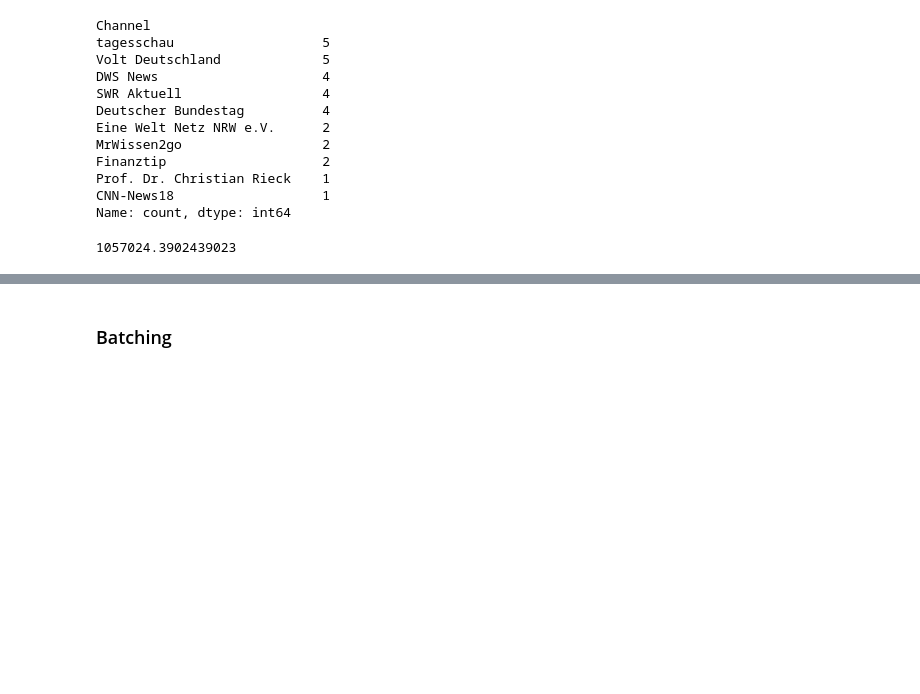
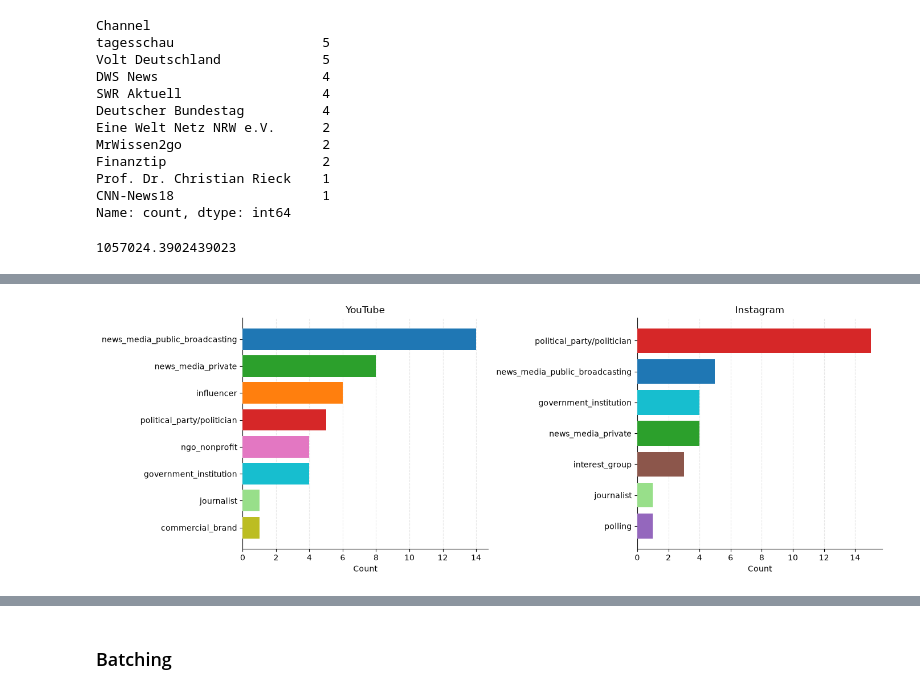
Before and after one commit to marcellmj/llm-political-bias-germany, a Jupyter notebook: Notebooks/01_Data_Collection.ipynb, the cells around one changed output, grey strips where cells are left out. Saved outputs shown, nothing was run; the diff lists cells and outputs as text; code cells hidden in the pictures; blank space fills up the shorter version.

Commit message:
Add granular web search analysis grok

```diff
--- a/Notebooks/01_Data_Collection.ipynb
+++ b/Notebooks/01_Data_Collection.ipynb
@@ -1364,0 +1384,36 @@ print(domain_counts_migration.most_common())
+# %%
+yt_sources_classified = pd.read_csv("../Data/yt_citations_grok_classified.csv", delimiter=";")
+insta_sources_classified = pd.read_csv("../Data/instagram_citations_grok_classified.csv", delimiter=";")
+
+CLASS_COLORS = {
+    "news_media_private":              "#2ca02c",
+    "news_media_public_broadcasting":  "#1f77b4",
+    "government_institution":          "#17becf",
+    "political_party/politician":      "#d62728",
+    "influencer":                      "#ff7f0e",
+    "journalist":                      "#98df8a",
+    "interest_group":                  "#8c564b",
+    "polling":                         "#9467bd",
+    "ngo_nonprofit":                   "#e377c2",
+    "commercial_brand":                "#bcbd22",
+    "other":                           "#7f7f7f",
+}
+
+yt_counts = yt_sources_classified["classification"].value_counts()
+insta_counts = insta_sources_classified["classification"].value_counts()
+
+fig, axes = plt.subplots(1, 2, figsize=(14, 5))
+
+for ax, counts, title in zip(axes, [yt_counts, insta_counts], ["YouTube", "Instagram"]):
+    colors = [CLASS_COLORS[c] for c in counts.index]
+    ax.barh(counts.index, counts.values, color=colors, zorder=3)
+    ax.invert_yaxis()
+    ax.set_xlabel("Count")
+    ax.set_title(title)
+    ax.grid(axis="x", linestyle="--", alpha=0.3, zorder=0)
+    ax.spines[["top", "right"]].set_visible(False)
+
+plt.tight_layout()
+plt.show()
+# %% [output]
+[figure, added]
```
Also changed, not shown: parts of 12 cells of this notebook, 4 other files.
